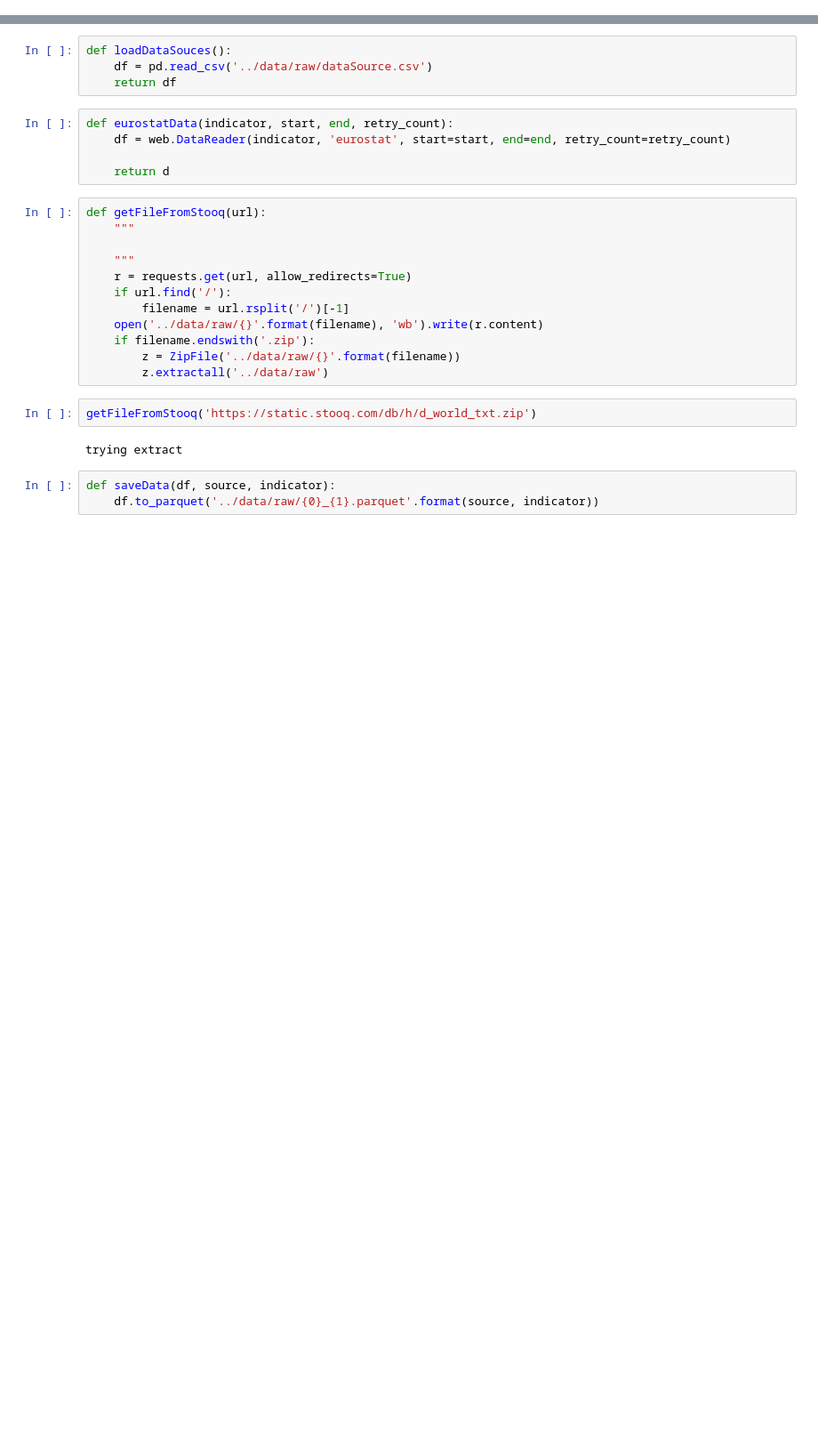
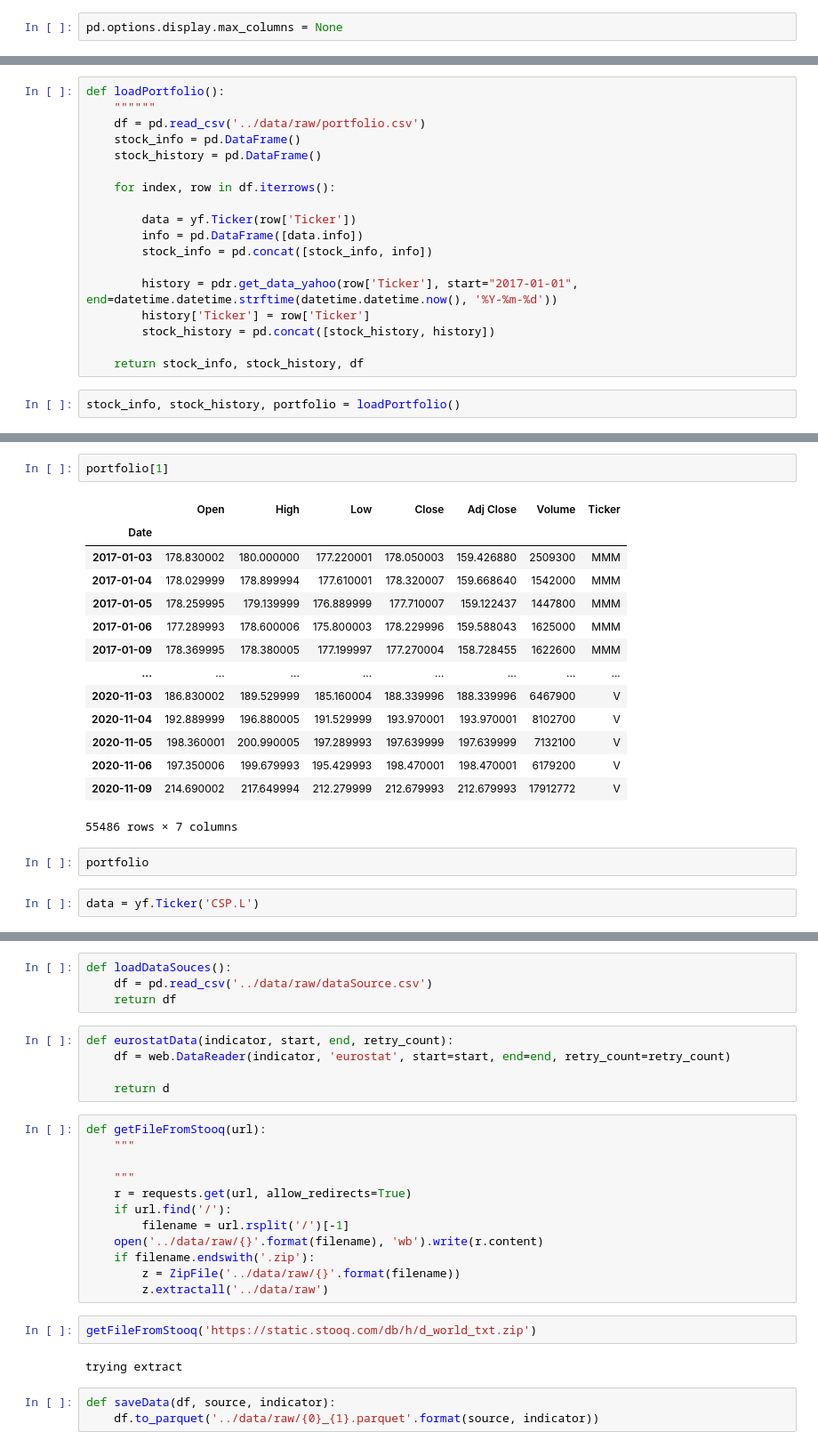
Before and after one commit to gr3ybr0w/newsfeed, a Jupyter notebook: notebooks/CollectData.ipynb, the cells around one changed output, grey strips where cells are left out. Shown at 89% size. Saved outputs shown, nothing was run; the diff lists cells and outputs as text; blank space fills up the shorter version.

```diff
--- a/notebooks/CollectData.ipynb
+++ b/notebooks/CollectData.ipynb
@@ -16,0 +20,2 @@ import os
+# %%
+pd.options.display.max_columns = None
@@ -16,0 +26,20 @@ import os
+# %%
+def loadPortfolio():
+    """"""
+    df = pd.read_csv('../data/raw/portfolio.csv')
+    stock_info = pd.DataFrame()
+    stock_history = pd.DataFrame()
+
+    for index, row in df.iterrows():
+
+        data = yf.Ticker(row['Ticker'])
+        info = pd.DataFrame([data.info])
+        stock_info = pd.concat([stock_info, info])
+
+        history = pdr.get_data_yahoo(row['Ticker'], start="2017-01-01", end=datetime.datetime.strftime(datetime.datetime.now(), '%Y-%m-%d'))
+        history['Ticker'] = row['Ticker']
+        stock_history = pd.concat([stock_history, history])
+
+    return stock_info, stock_history, df
+# %%
+stock_info, stock_history, portfolio = loadPortfolio()
@@ -16,0 +64,21 @@ import os
+# %%
+portfolio[1]
+# %% [output]
+|  | Open | High | Low | Close | Adj Close | Volume | Ticker |
+| Date |  |  |  |  |  |  |  |
+| 2017-01-03 | 178.830002 | 180.000000 | 177.220001 | 178.050003 | 159.426880 | 2509300 | MMM |
+| 2017-01-04 | 178.029999 | 178.899994 | 177.610001 | 178.320007 | 159.668640 | 1542000 | MMM |
+| 2017-01-05 | 178.259995 | 179.139999 | 176.889999 | 177.710007 | 159.122437 | 1447800 | MMM |
+| 2017-01-06 | 177.289993 | 178.600006 | 175.800003 | 178.229996 | 159.588043 | 1625000 | MMM |
+| 2017-01-09 | 178.369995 | 178.380005 | 177.199997 | 177.270004 | 158.728455 | 1622600 | MMM |
+| ... | ... | ... | ... | ... | ... | ... | ... |
+| 2020-11-03 | 186.830002 | 189.529999 | 185.160004 | 188.339996 | 188.339996 | 6467900 | V |
+| 2020-11-04 | 192.889999 | 196.880005 | 191.529999 | 193.970001 | 193.970001 | 8102700 | V |
+| 2020-11-05 | 198.360001 | 200.990005 | 197.289993 | 197.639999 | 197.639999 | 7132100 | V |
+| 2020-11-06 | 197.350006 | 199.679993 | 195.429993 | 198.470001 | 198.470001 | 6179200 | V |
+| 2020-11-09 | 214.690002 | 217.649994 | 212.279999 | 212.679993 | 212.679993 | 17912772 | V |
+55486 rows × 7 columns
+# %%
+portfolio
+# %%
+data = yf.Ticker('CSP.L')
```
Also changed, not shown: parts of 12 cells of this notebook, 2 other files.
